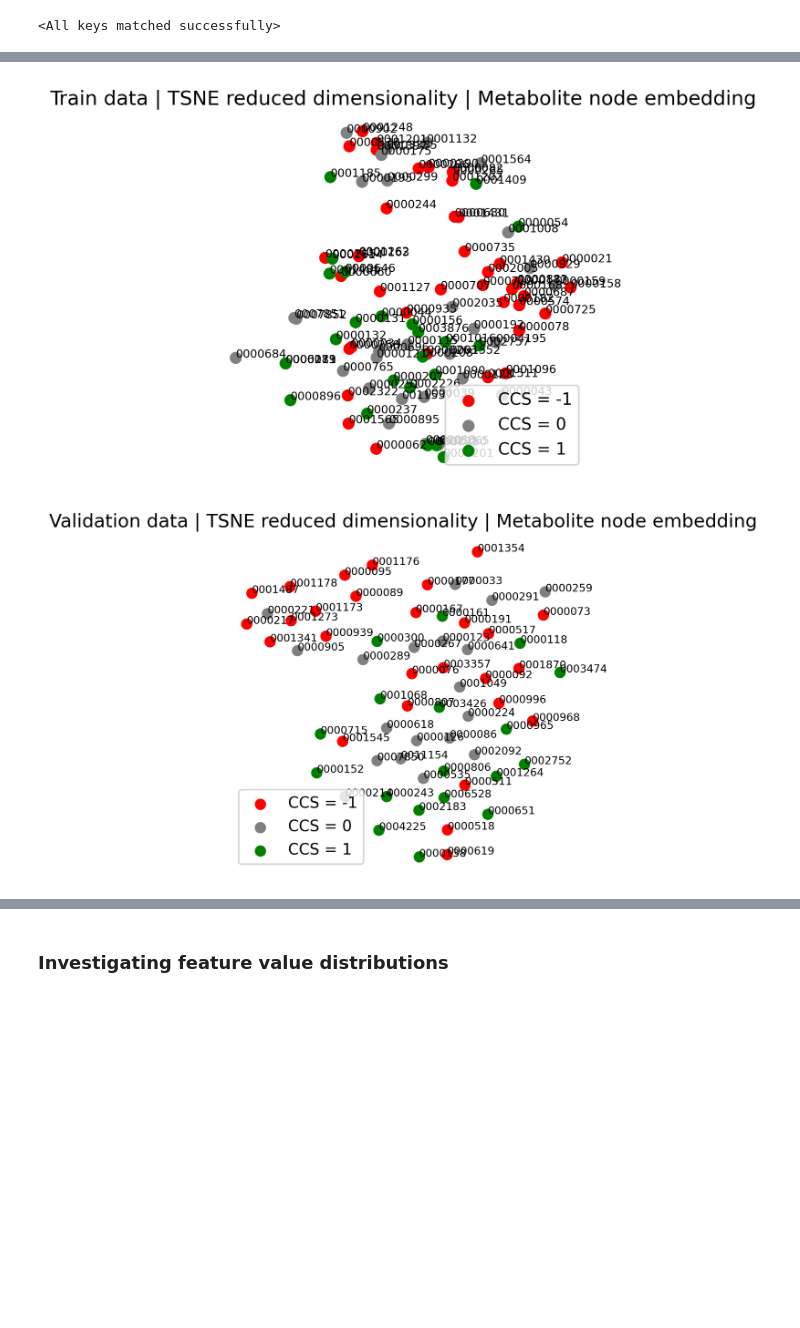
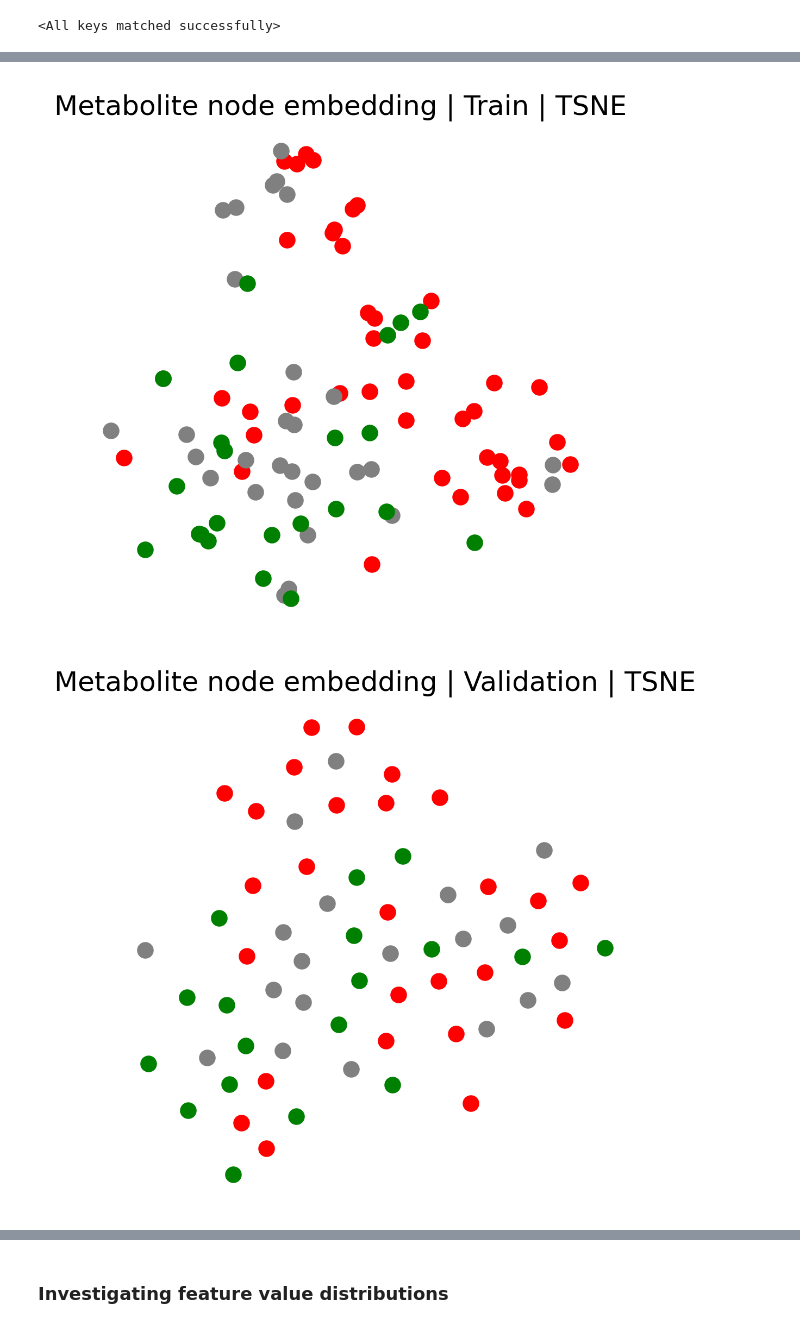
Before and after one commit to nmvdlei/PPMI_MAGNN, a Jupyter notebook: Inspect_model.ipynb, the cells around one changed output, grey strips where cells are left out. Cells and saved outputs as stored; diff of their text form; code cells hidden in the pictures; blank space fills up the shorter version.

```diff
--- a/Inspect_model.ipynb
+++ b/Inspect_model.ipynb
@@ -111,5 +110,5 @@ ARI: 0.034897~0.009327
 # %%
-def plot_embedding(embeddings, labels, idx, train_test, method='TSNE', plot_labels=False, CCS=None, highlighted=[]):
+def plot_embedding(embeddings, labels, idx, train_test, method='TSNE', plot_labels=False, CCS=None, highlighted=[], save_fig=False):
     if method=='PCA':
         embedding_2d = torch.pca_lowrank(embeddings, 2)[0]
     elif method=='TSNE':
@@ -131,43 +130,51 @@ def plot_embedding(embeddings, labels, idx, train_test, method='TSNE', plot_labe
     Y_up = embedding_2d[:, 1][metabolite_up_mask][0]
 
     fig = plt.figure(figsize=(4,4), dpi=300)
+    fig.patch.set_facecolor('white')
 
     size = 40
 
     plt.scatter(X_down, Y_down, s=size, c='red', label='CCS = -1')
     plt.scatter(X_equal, Y_equal, s=size, c='gray', label='CCS = 0')
     plt.scatter(X_up, Y_up, s=size, c='green', label='CCS = 1')
 
     if plot_labels:
         fontsize='x-small'
         xy_idx_list_down = list(zip(X_down, Y_down, idx[metabolite_down_mask][0]))
         for x, y, i in xy_idx_list_down:
             if len(highlighted)==0 or (len(highlighted) > 0 and CCS.index[i] in highlighted):
                 plt.text(x, y, CCS.index[i][4:], fontsize=fontsize)
 
         xy_idx_list_equal = list(zip(X_equal, Y_equal, idx[metabolite_equal_mask][0]))
         for x, y, i in xy_idx_list_equal:
             if len(highlighted)==0 or (len(highlighted) > 0 and CCS.index[i] in highlighted):
                 plt.text(x, y, CCS.index[i][4:], fontsize=fontsize)
 
         xy_idx_list_up = list(zip(X_up, Y_up, idx[metabolite_up_mask][0]))
         for x, y, i in xy_idx_list_up:
             if len(highlighted)==0 or (len(highlighted) > 0 and CCS.index[i] in highlighted):
                 plt.text(x, y, CCS.index[i][4:], fontsize=fontsize)
 
-    plt.legend()
+#     plt.legend(bbox_to_anchor=(1.04,1), loc='upper left') #Outside graph
+#     plt.legend(loc='upper left')
+    title = f'Metabolite node embedding | {train_test} | {method}'
+    plt.title(title)
+    plt.axis('off')
 
-    plt.title(f'{train_test} data | {method} reduced dimensionality | Metabolite node embedding')
-    plt.axis('off')
+    if save_fig:
+        title_stripped = title.replace(' | ', '--')
+        filename = f'{title_stripped}.png'
+        plt.savefig(Path('Figures', filename), bbox_inches='tight')
+
     plt.show()
     return embedding_2d, metabolite_down_mask, idx
 
 # highlighted = ['HMDB0000517', 'HMDB0000904']
 highlighted=[]
 
-res = plot_embedding(train_embeddings, labels, train_idx, 'Train', method='TSNE', plot_labels=True, CCS=dataloader.y, highlighted=highlighted)
-res = plot_embedding(val_embeddings, labels, val_idx, 'Validation', method='TSNE', plot_labels=True, CCS=dataloader.y, highlighted=highlighted)
-res = plot_embedding(test_embeddings, labels, test_idx, 'Test', method='TSNE', plot_labels=True, CCS=dataloader.y, highlighted=highlighted)
+res = plot_embedding(train_embeddings, labels, train_idx, 'Train', method='TSNE', plot_labels=False, CCS=dataloader.y, highlighted=highlighted, save_fig=True)
+res = plot_embedding(val_embeddings, labels, val_idx, 'Validation', method='TSNE', plot_labels=False, CCS=dataloader.y, highlighted=highlighted, save_fig=True)
+res = plot_embedding(test_embeddings, labels, test_idx, 'Test', method='TSNE', plot_labels=False, CCS=dataloader.y, highlighted=highlighted, save_fig=True)
 # %% [output]
-[figure, old version]
+[figure, new version]
-[figure, old version]
+[figure, new version]
```
Also changed, not shown: parts of 9 cells of this notebook, 5 other files.
